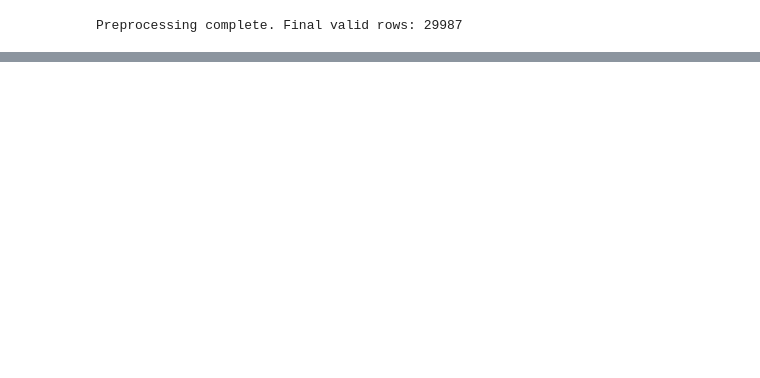
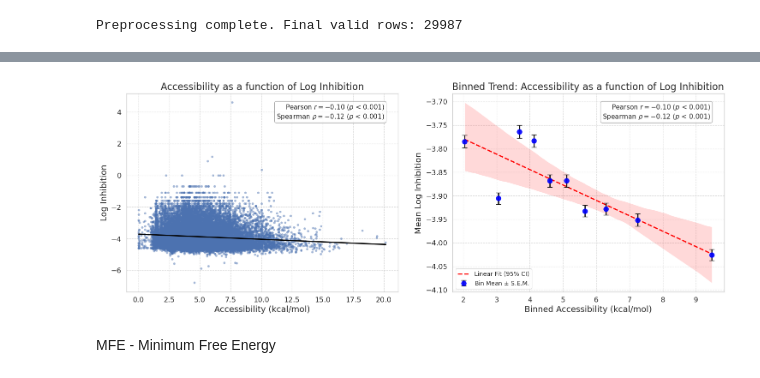
Before and after one commit to RedPenguin100/TAUSO, a Jupyter notebook: notebooks/visualization/folding.ipynb, the cells around one changed output, grey strips where cells are left out. Drawn from its saved outputs; the diff is of its cells as text; code cells hidden in the pictures; blank space fills up the shorter version.

```diff
--- a/notebooks/visualization/folding.ipynb
+++ b/notebooks/visualization/folding.ipynb
@@ -34,0 +36,26 @@ plot_binned_trend(merged_df, "access_120flank_13access_size_13seed_size", bins=1
+# %%
+fig, (ax_1_acc, ax_2_acc) = plt.subplots(nrows=1, ncols=2, figsize=(18, 6))
+
+plot_feature_scatter(
+    df=merged_df,
+    feature_name="access_120flank_13access_size_13seed_size",
+    ax=ax_1_acc,
+    x_label="Accessibility (kcal/mol)",
+    y_label="Log Inhibition",
+    title= "Accessibility as a function of Log Inhibition"
+)
+
+plot_binned_trend(
+    df=merged_df,
+    feature_name="access_120flank_13access_size_13seed_size",
+    ax=ax_2_acc,
+    x_label="Binned Accessibility (kcal/mol)",
+    y_label="Mean Log Inhibition",
+    title="Binned Trend: Accessibility as a function of Log Inhibition"
+)
+
+plt.show()
+# %% [output]
+[figure, added]
+# %% [markdown]
+MFE - Minimum Free Energy
```
Also changed, not shown: parts of 16 cells of this notebook, 7 other files.
